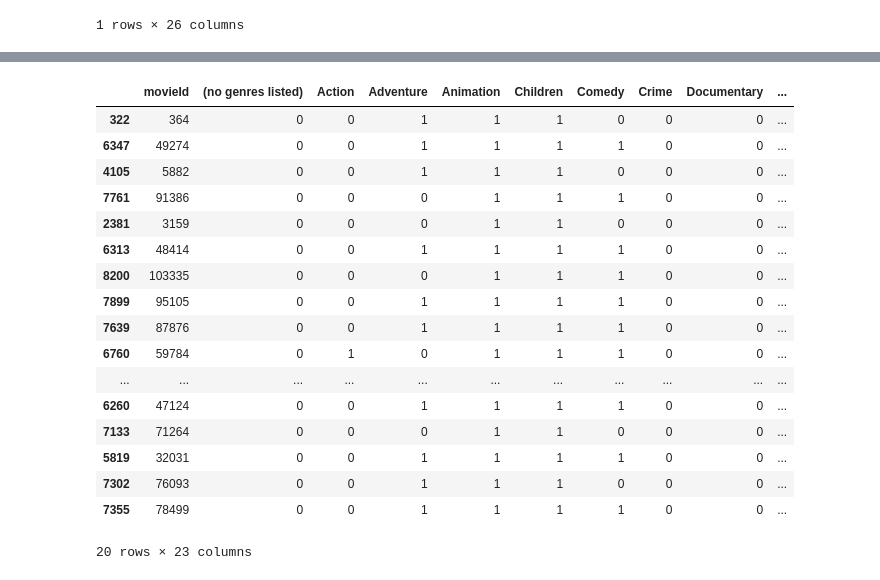
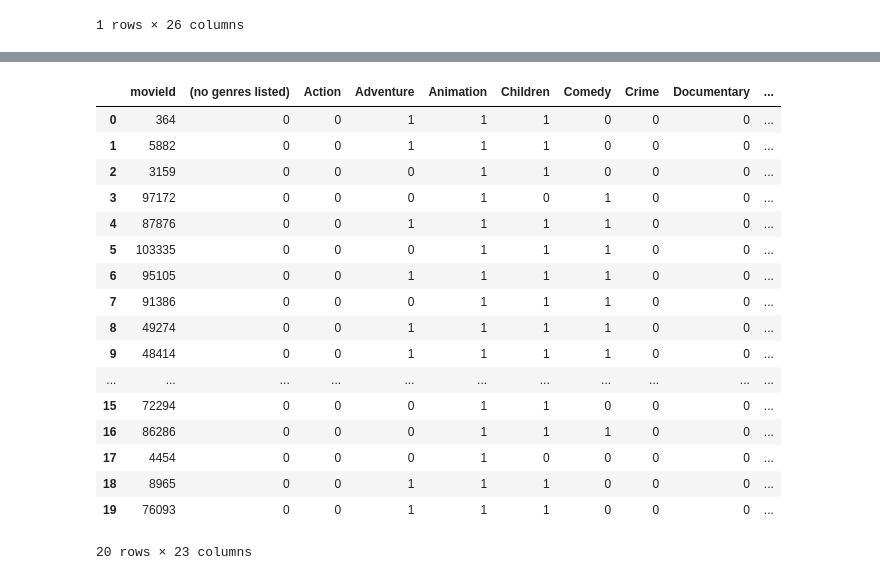
Before and after one commit to datarian-kr/reco, a Jupyter notebook: jaemin/section7_reco_for_me.ipynb, the cells around one changed output, grey strips where cells are left out. Drawn from its saved outputs; the diff is of its cells as text; code cells hidden in the pictures.

Commit message:
edit reco_for_me notebook

```diff
--- a/jaemin/section7_reco_for_me.ipynb
+++ b/jaemin/section7_reco_for_me.ipynb
@@ -380,0 +425,10 @@ genres_v2['predict'] = predict
+# %%
+# predict 함수 안 쓰고 계수 + 장르 점수 계산해서 예측
+
+predict_2 = []
+intercept = user1001_profile.loc['intercept', 'score']
+
+for idx, row in genres.iterrows():
+    genre_score = sum(user1001_profile.loc[genre_cols, 'score'] * row[genre_cols])
+    expected_score = intercept + genre_score
+    predict_2.append(expected_score)
@@ -380,0 +444,2 @@ genres_v2['predict'] = predict
+# %%
+genres['user1001_prediction'] = predict_2
@@ -381,26 +453,28 @@ genres_v2['predict'] = predict
 # %%
-# 이미 평점을 준 영화는 리스트에서 제외한다.
-reco_items_v2 = genres_v2[~genres_v2['movieId'].isin(user1001['movieId'])]
+# 이미 평점을 준 영화는 리스트에서 제외하고 예측 평점 높은 순으로 정렬
+reco_items = genres[~genres.index.isin(user1001['movieId'])].sort_values('user1001_prediction', ascending=False)
+# %%
+# 테이블에 영화 제목 조인
+reco_items = reco_items.merge(movies[['movieId', 'title']], on='movieId')
 # %%
-# 예상평점 상위 20개
-reco_items_v2 = reco_items_v2.sort_values('predict', ascending=False)
-reco_items_v2.head(20)
+# 예상평점 상위 20개를 추천
+reco_items.head(20)
 # %% [output]
 |  | movieId | (no genres listed) | Action | Adventure | Animation | Children | Comedy | Crime | Documentary | ... |
-| 322 | 364 | 0 | 0 | 1 | 1 | 1 | 0 | 0 | 0 | ... |
-| 6347 | 49274 | 0 | 0 | 1 | 1 | 1 | 1 | 0 | 0 | ... |
-| 4105 | 5882 | 0 | 0 | 1 | 1 | 1 | 0 | 0 | 0 | ... |
-| 7761 | 91386 | 0 | 0 | 0 | 1 | 1 | 1 | 0 | 0 | ... |
-| 2381 | 3159 | 0 | 0 | 0 | 1 | 1 | 0 | 0 | 0 | ... |
-| 6313 | 48414 | 0 | 0 | 1 | 1 | 1 | 1 | 0 | 0 | ... |
-| 8200 | 103335 | 0 | 0 | 0 | 1 | 1 | 1 | 0 | 0 | ... |
-| 7899 | 95105 | 0 | 0 | 1 | 1 | 1 | 1 | 0 | 0 | ... |
-| 7639 | 87876 | 0 | 0 | 1 | 1 | 1 | 1 | 0 | 0 | ... |
-| 6760 | 59784 | 0 | 1 | 0 | 1 | 1 | 1 | 0 | 0 | ... |
+| 0 | 364 | 0 | 0 | 1 | 1 | 1 | 0 | 0 | 0 | ... |
+| 1 | 5882 | 0 | 0 | 1 | 1 | 1 | 0 | 0 | 0 | ... |
+| 2 | 3159 | 0 | 0 | 0 | 1 | 1 | 0 | 0 | 0 | ... |
+| 3 | 97172 | 0 | 0 | 0 | 1 | 0 | 1 | 0 | 0 | ... |
+| 4 | 87876 | 0 | 0 | 1 | 1 | 1 | 1 | 0 | 0 | ... |
+| 5 | 103335 | 0 | 0 | 0 | 1 | 1 | 1 | 0 | 0 | ... |
+| 6 | 95105 | 0 | 0 | 1 | 1 | 1 | 1 | 0 | 0 | ... |
+| 7 | 91386 | 0 | 0 | 0 | 1 | 1 | 1 | 0 | 0 | ... |
+| 8 | 49274 | 0 | 0 | 1 | 1 | 1 | 1 | 0 | 0 | ... |
+| 9 | 48414 | 0 | 0 | 1 | 1 | 1 | 1 | 0 | 0 | ... |
 | ... | ... | ... | ... | ... | ... | ... | ... | ... | ... | ... |
-| 6260 | 47124 | 0 | 0 | 1 | 1 | 1 | 1 | 0 | 0 | ... |
-| 7133 | 71264 | 0 | 0 | 0 | 1 | 1 | 0 | 0 | 0 | ... |
-| 5819 | 32031 | 0 | 0 | 1 | 1 | 1 | 1 | 0 | 0 | ... |
-| 7302 | 76093 | 0 | 0 | 1 | 1 | 1 | 0 | 0 | 0 | ... |
-| 7355 | 78499 | 0 | 0 | 1 | 1 | 1 | 1 | 0 | 0 | ... |
+| 15 | 72294 | 0 | 0 | 0 | 1 | 1 | 0 | 0 | 0 | ... |
+| 16 | 86286 | 0 | 0 | 0 | 1 | 1 | 1 | 0 | 0 | ... |
+| 17 | 4454 | 0 | 0 | 0 | 1 | 0 | 0 | 0 | 0 | ... |
+| 18 | 8965 | 0 | 0 | 1 | 1 | 1 | 0 | 0 | 0 | ... |
+| 19 | 76093 | 0 | 0 | 1 | 1 | 1 | 0 | 0 | 0 | ... |
 20 rows × 23 columns
```
Also changed, not shown: parts of 58 cells of this notebook.
